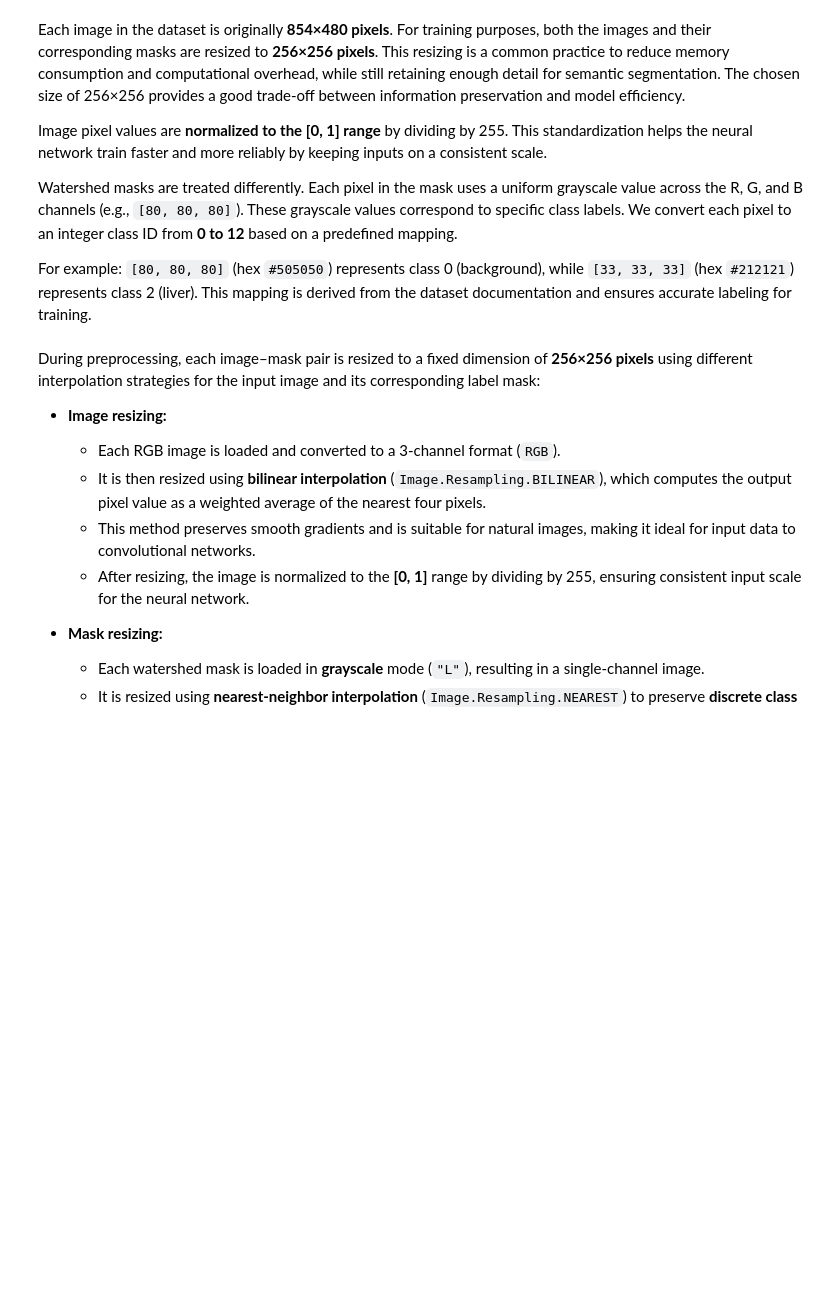
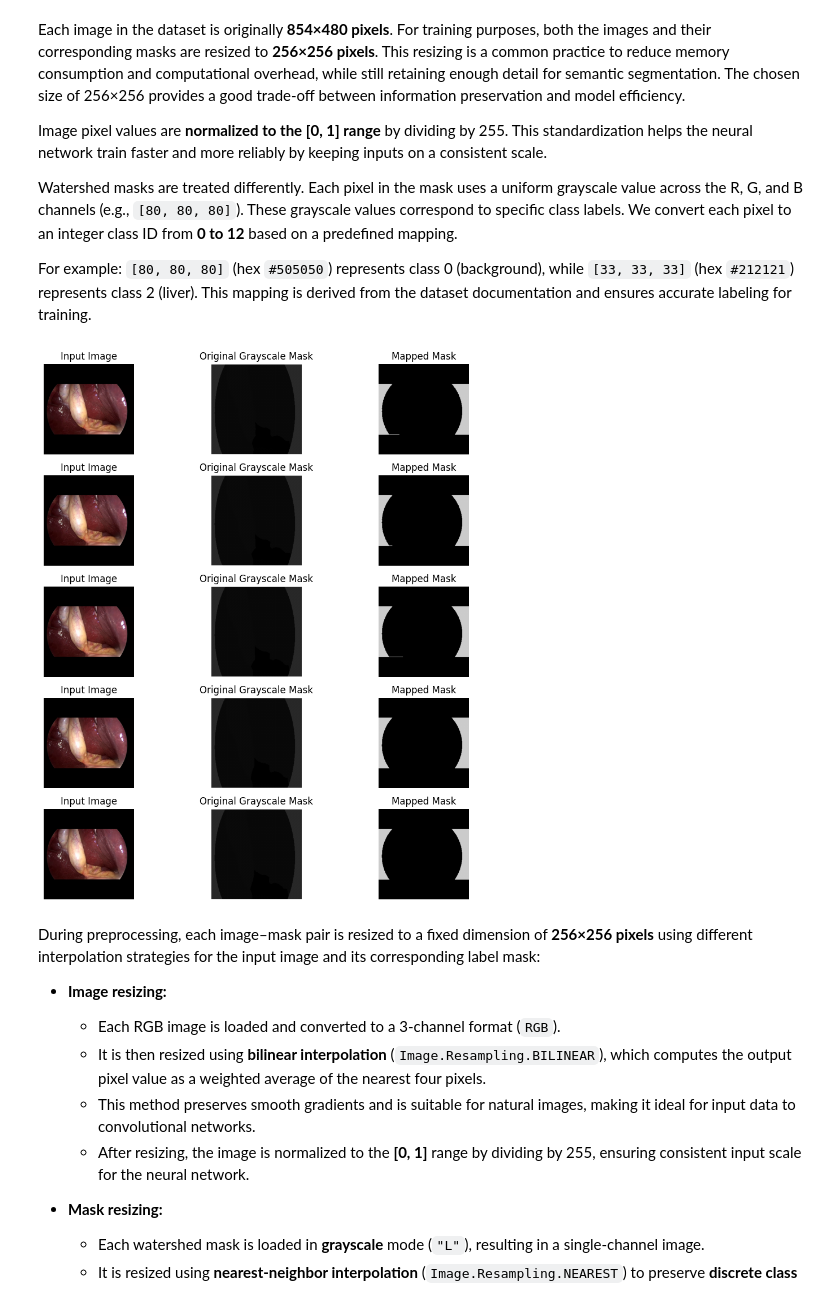
Before and after one commit to ionelaMuntian/Medical_Image_Segmentation, a Jupyter notebook: medical_image_segm.ipynb, the cells around one changed output. Cells and saved outputs as stored; diff of their text form; code cells hidden in the pictures; blank space fills up the shorter version.

```diff
--- a/medical_image_segm.ipynb
+++ b/medical_image_segm.ipynb
@@ -364,6 +380,35 @@ for i, (img_path, mask_path) in enumerate(zip(image_paths, mask_paths)):
     for val, cls in value_to_class.items():
         mask_mapped[mask_array == val] = cls
     y[i] = mask_mapped
+# %%
+import matplotlib.pyplot as plt
+
+# Show a few mapped masks alongside the original grayscale mask
+num_examples = 5
+fig, axes = plt.subplots(num_examples, 3, figsize=(10, 2 * num_examples))
+
+for idx in range(num_examples):
+    # Load original grayscale mask again for display
+    mask = Image.open(mask_paths[idx]).convert("L")
+    mask = mask.resize((img_width, img_height), Image.Resampling.NEAREST)
+    mask_array = np.array(mask, dtype=np.uint8)
+
+    axes[idx, 0].imshow(X[idx])
+    axes[idx, 0].set_title("Input Image")
+    axes[idx, 0].axis('off')
+
+    axes[idx, 1].imshow(mask_array, cmap='gray')
+    axes[idx, 1].set_title("Original Grayscale Mask")
+    axes[idx, 1].axis('off')
+
+    axes[idx, 2].imshow(y[idx], cmap='nipy_spectral')
+    axes[idx, 2].set_title("Mapped Mask")
+    axes[idx, 2].axis('off')
+
+plt.tight_layout()
+plt.show()
+# %% [output]
+[figure, added]
 # %% [markdown]
 During preprocessing, each image–mask pair is resized to a fixed dimension of **256×256 pixels** using different interpolation strategies for the input image and its corresponding label mask:
 
```
Also changed, not shown: parts of 13 cells of this notebook, 2 other files.
